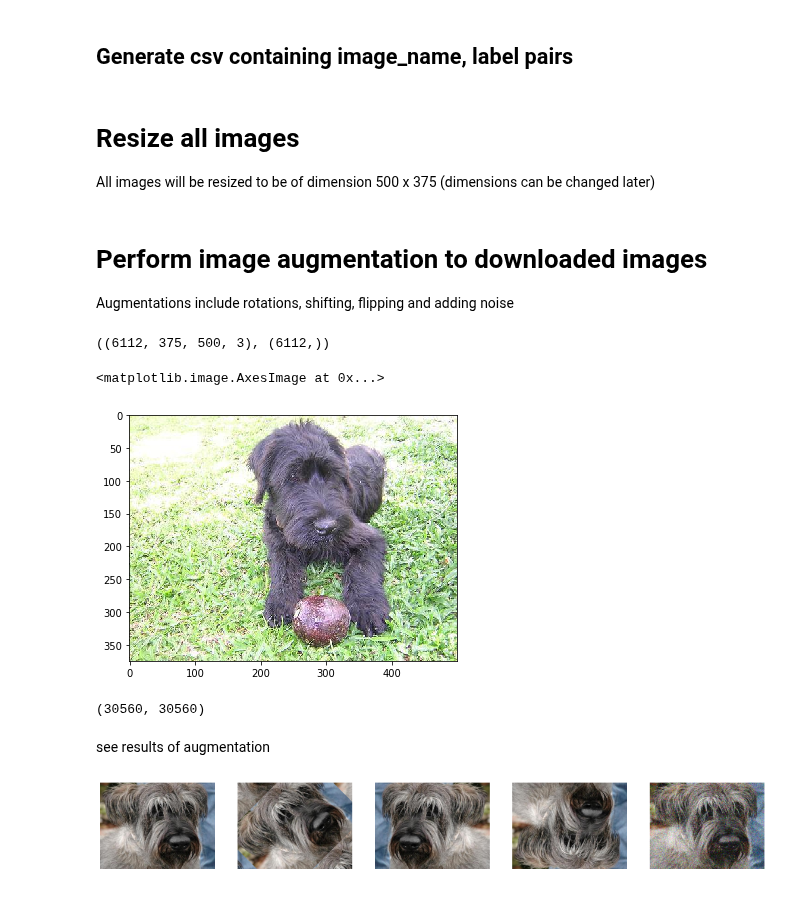
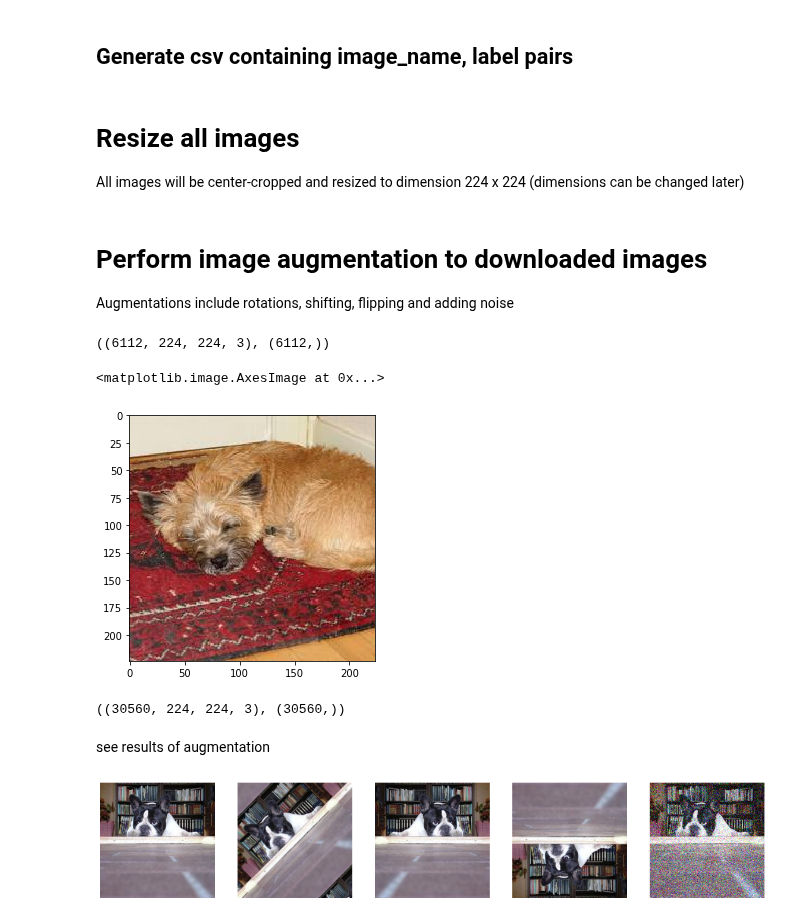
Before and after one commit to Chen-Yiyang/cs4243_project, a Jupyter notebook: data_preprocessing.ipynb, the cells around one changed output. Drawn from its saved outputs; the diff is of its cells as text; code cells hidden in the pictures.

Commit message:
Implement center-cropping and reduce memory requirements

```diff
--- a/data_preprocessing.ipynb
+++ b/data_preprocessing.ipynb
@@ -115,7 +115,7 @@ def generate_csv(breed_names_dict):
 generate_csv(breed_names_dict)
 # %% [markdown]
 # Resize all images
-All images will be resized to be of dimension 500 x 375 (dimensions can be changed later)
+All images will be center-cropped and resized to dimension 224 x 224 (dimensions can be changed later)
 # %%
 # resize all images in all folders to be of the same dimension
 def resize_all_imgs(breed_names_dict):
@@ -140,31 +150,36 @@ data.head()
 all_img = []
 for image_path in tqdm(data['image_name']):
     img = imread(image_path)
-    img = img/255
-    all_img.append(img)
+    all_img.append(np.array(img, dtype=np.uint8))
 
-train_x = np.array(all_img)
+train_x = np.stack(all_img)
 train_y = data['label'].values
 train_x.shape, train_y.shape
 # %% [output]
-((6112, 375, 500, 3), (6112,))
+((6112, 224, 224, 3), (6112,))
 # %%
-imshow(train_x[0])
+imshow(train_x[np.random.choice(train_x.shape[0])])
 # %% [output]
 <matplotlib.image.AxesImage at 0x...>
-[figure, old version]
+[figure, new version]
 # %%
-final_train_data = []
-final_target_train = []
+all_img = []
+final_train_x = []
+final_train_y = []
+
 for i in tqdm(range(train_x.shape[0])):
-    final_train_data.append(train_x[i])
-    final_train_data.append(rotate(train_x[i], angle=45, mode = 'wrap'))
-    final_train_data.append(np.fliplr(train_x[i]))
-    final_train_data.append(np.flipud(train_x[i]))
-    final_train_data.append(random_noise(train_x[i],var=0.2**2))
-    for j in range(5):
-        final_target_train.append(train_y[i])
+    img, label = train_x[i], train_y[i]
+    all_img.extend([
+        img,
+        img_as_ubyte(rotate(img, angle=45, mode='wrap')),
+        np.fliplr(img),
+        np.flipud(img),
+        img_as_ubyte(random_noise(train_x[i],var=0.2**2))
+    ])
+    final_train_y.extend([train_y[i]] * 5)
+
+final_train_x = np.stack(all_img)
+final_train_y = np.array(final_train_y)
+final_train_x.shape, final_train_y.shape
+# %% [output]
+((30560, 224, 224, 3), (30560,))
-# %%
-len(final_train_data), len(final_target_train)
-# %% [output]
-(30560, 30560)
@@ -175,8 +187,9 @@ len(final_train_data), len(final_target_train)
 see results of augmentation
 # %%
 fig, ax = plt.subplots(nrows = 1, ncols = 5, figsize = (20, 20))
+idx = np.random.choice(train_x.shape[0])
 for i in range(5):
-    ax[i].imshow(final_train_data[i+30])
+    ax[i].imshow(final_train_x[idx*5 + i])
     ax[i].axis('off')
 # %% [output]
-[figure, old version]
+[figure, new version]
```
Also changed, not shown: parts of 5 cells of this notebook.
